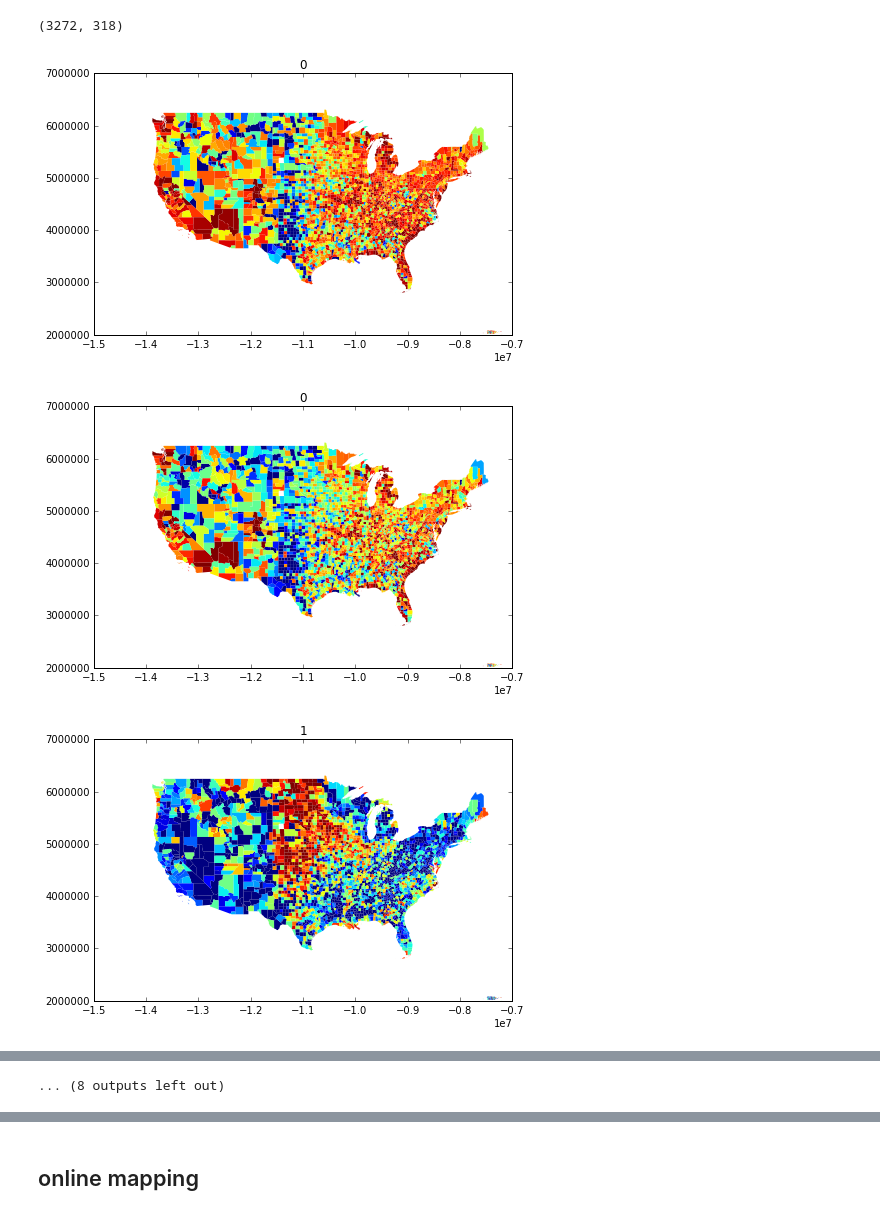
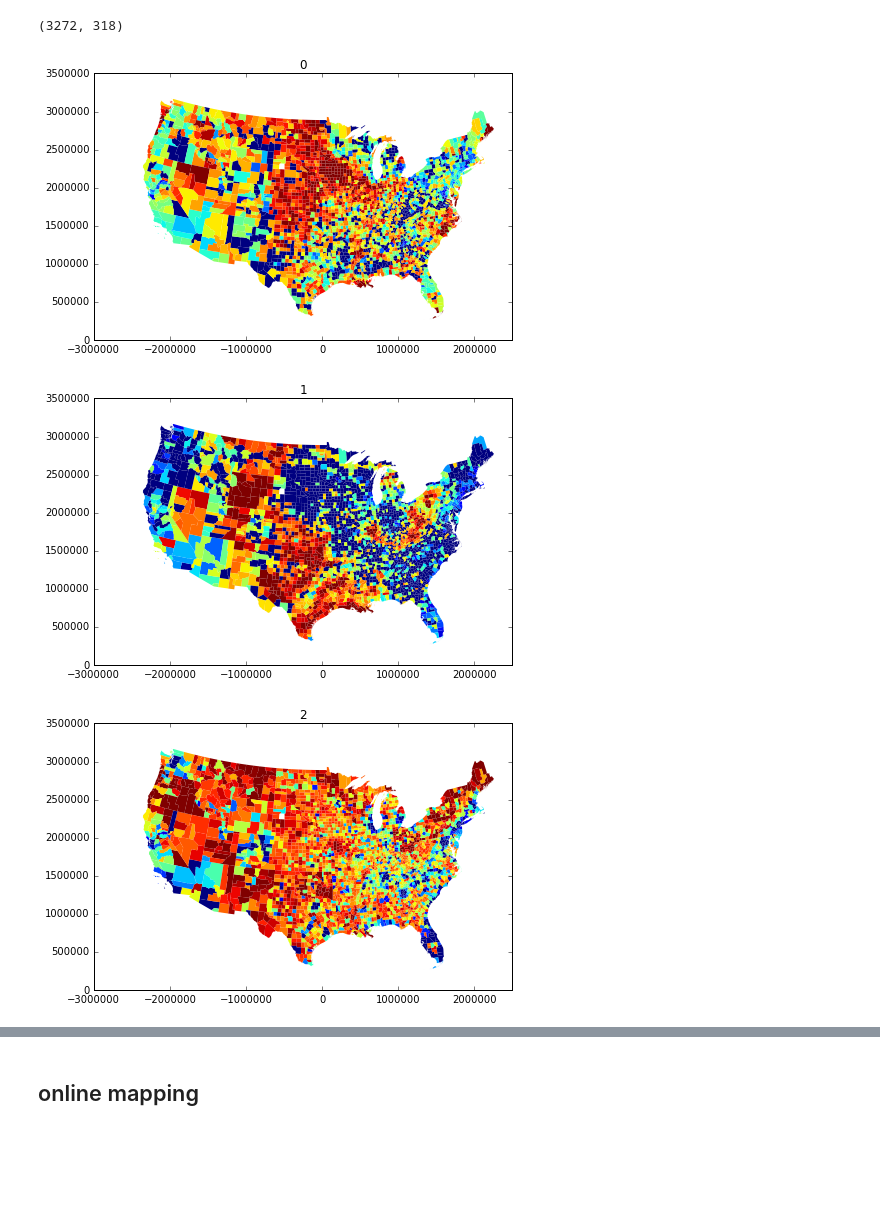
Before and after one commit to matuteiglesias/geo-correlation-structures, a Jupyter notebook: Counties - Cluster.ipynb, the cells around one changed output, grey strips where cells are left out. Drawn from its saved outputs; the diff is of its cells as text; code cells hidden in the pictures; blank space fills up the shorter version.

```diff
--- a/Counties - Cluster.ipynb
+++ b/Counties - Cluster.ipynb
@@ -118,39 +118,53 @@ gdf_scaled_std.iloc[:, :-1] = gdf_scaled_std.iloc[:, :-1].fillna(-2)
 # plt.hist(gdf_scaled_std.iloc[:, :-1].std(1), 100, lw = 0, alpha = .5)
 # plt.hist(gdf_scaled.iloc[:, :-1].std(1), 100, lw = 0, alpha = .5)
 # plt.show()
+# %%
+fancy_crs = {u'datum': u'NAD83',
+ u'lat_0': 23,
+ u'lat_1': 29.5,
+ u'lat_2': 45.5,
+ u'lon_0': -96,
+ u'no_defs': True,
+ u'proj': u'aea',
+ u'units': u'm',
+ u'x_0': 0,
+ u'y_0': 0}
 # %%
 # Log RCA
 # gdf_scaled = gdf.copy()
 # M = gdf_scaled.iloc[:, :-1].fillna(.01) + 0.01
 # gdf_scaled.iloc[:, :-1] = np.log10(M.div(M.sum()).T.div(M.T.sum()).T*M.sum().sum())
 
 # # STANDARIZATION clusterwise
 # gdf_scaled = gdf.copy()
 # M = gdf_scaled.iloc[:, :-1]
 # gdf_scaled.iloc[:, :-1] = np.log10(M.div(M.sum()).T.div(M.T.sum()).T*M.sum().sum()).replace(-np.inf, np.nan)#
 # gdf_scaled.iloc[:, :-1] = gdf_scaled.iloc[:, :-1] / gdf_scaled.iloc[:, :-1].std()
 # gdf_scaled.iloc[:, :-1] = gdf_scaled.iloc[:, :-1].fillna(-4)
 
 
 for col in gdf_scaled.iloc[:, :-1].columns:
-    ax = gdf_scaled.plot(column = col, cmap=plt.cm.jet,
-                         vmin = gdf_scaled[col].quantile(.05), vmax = gdf_scaled[col].quantile(.95),
-                         linewidth = 0, figsize = (7.5, 6))
-    ax.set_title(col)
-    ax.set_xlim(-1.5e7, -.7e7)
-    ax.set_ylim(.2e7, .7e7)#, figsize=figsize, scheme='equal_interval', k=colors, legend=True)
-#     ax.axis('off')
-    plt.show()
+#     ax = gdf_scaled.plot(column = col, cmap=plt.cm.jet,
+#                          vmin = gdf_scaled[col].quantile(.05), vmax = gdf_scaled[col].quantile(.95),
+#                          linewidth = 0, figsize = (7.5, 6))
+#     ax.set_title(col)
+#     ax.set_xlim(-1.5e7, -.7e7)
+#     ax.set_ylim(.2e7, .7e7)#, figsize=figsize, scheme='equal_interval', k=colors, legend=True)
+# #     ax.axis('off')
+#     plt.show()
 
-    ax = gdf_scaled_std.plot(column = col, cmap=plt.cm.jet,
+
+    ax = gdf_scaled_std.to_crs(fancy_crs).plot(column = col, cmap=plt.cm.jet,
                          vmin = gdf_scaled_std[col].quantile(.05), vmax = gdf_scaled_std[col].quantile(.95),
                          linewidth = 0, figsize = (7.5, 6))
     ax.set_title(col)
-    ax.set_xlim(-1.5e7, -.7e7)
-    ax.set_ylim(.2e7, .7e7)#, figsize=figsize, scheme='equal_interval', k=colors, legend=True)
+    ax.set_xlim(-3e6, 2.5e6)
+    ax.set_ylim(0, 3.5e6)
+#     ax.set_xlim(-1.5e7, -.7e7)
+#     ax.set_ylim(.2e7, .7e7)#, figsize=figsize, scheme='equal_interval', k=colors, legend=True)
 #     ax.axis('off')
     plt.show()
 # %% [output]
-[figure, old version]
+[figure, new version]
-[figure, old version]
+[figure, new version]
-[figure, old version]
+[figure, new version]
@@ -166,4 +178,3 @@ for col in gdf_scaled.iloc[:, :-1].columns:
-... (8 outputs left out)
 # %%
 ranks = gdf_scaled.iloc[:, :-1].rank(axis = 1, ascending = False)
 argmax = (ranks == 1).astype(int).stack()
```
Also changed, not shown: parts of 4 cells of this notebook, 9 other files.
